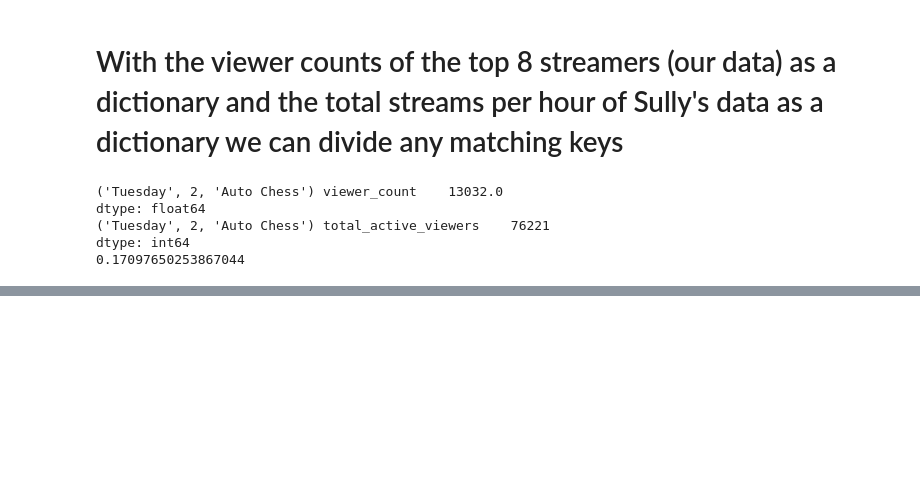
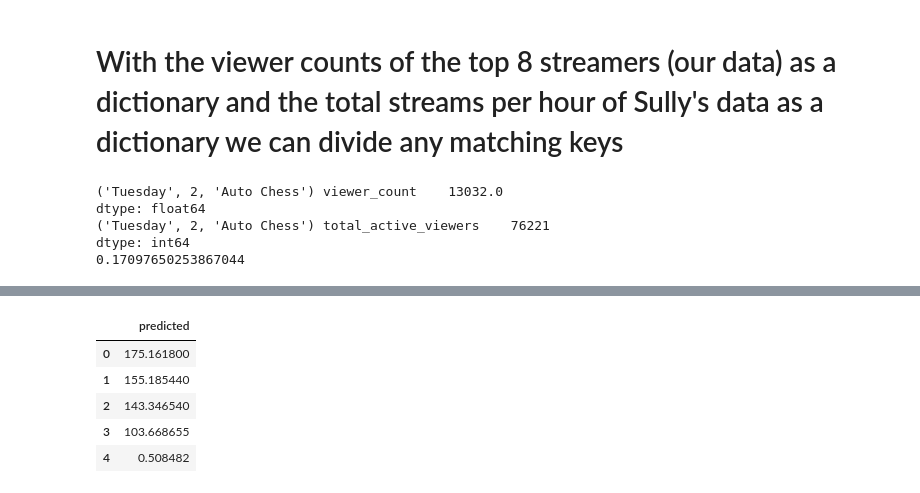
Before and after one commit to natashaborders-zz/Twitch_Streamers_Recommender, a Jupyter notebook: notebooks/Top_8_Streamers.ipynb, the cells around one changed output, grey strips where cells are left out. Saved outputs shown, nothing was run; the diff lists cells and outputs as text; code cells hidden in the pictures; blank space fills up the shorter version.

```diff
--- a/notebooks/Top_8_Streamers.ipynb
+++ b/notebooks/Top_8_Streamers.ipynb
@@ -275,0 +312,9 @@ for name in top_8Set.intersection(denomSet):
+# %%
+predict_data.head()
+# %% [output]
+|  | predicted |
+| 0 | 175.161800 |
+| 1 | 155.185440 |
+| 2 | 143.346540 |
+| 3 | 103.668655 |
+| 4 | 0.508482 |
```
Also changed, not shown: parts of 10 cells of this notebook, 2 other files.
